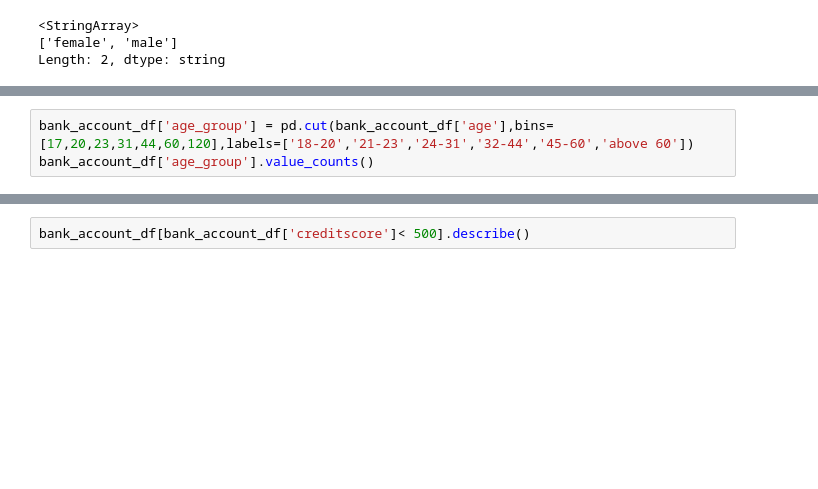
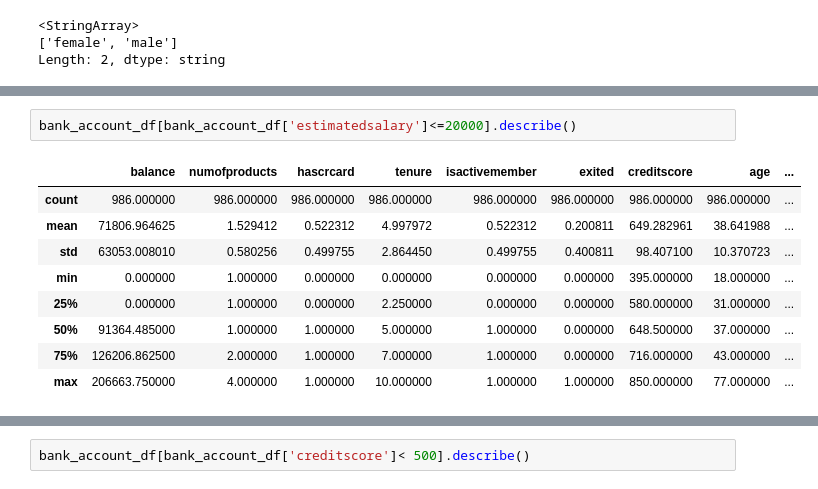
Before and after one commit to shwezin-coder/Bank-Churn-Customer, a Jupyter notebook: bank_churn_analysis.ipynb, the cells around one changed output, grey strips where cells are left out. Saved outputs shown, nothing was run; the diff lists cells and outputs as text; blank space fills up the shorter version.

```diff
--- a/bank_churn_analysis.ipynb
+++ b/bank_churn_analysis.ipynb
@@ -330,3 +329,0 @@ There are 30% no saving customers and saving customers' balance behaviors are st
-# %%
-bank_account_df['age_group'] = pd.cut(bank_account_df['age'],bins=[17,20,23,31,44,60,120],labels=['18-20','21-23','24-31','32-44','45-60','above 60'])
-bank_account_df['age_group'].value_counts()
@@ -341,0 +345,12 @@ Name: count, dtype: int64
+# %%
+bank_account_df[bank_account_df['estimatedsalary']<=20000].describe()
+# %% [output]
+|  | balance | numofproducts | hascrcard | tenure | isactivemember | exited | creditscore | age | ... |
+| count | 986.000000 | 986.000000 | 986.000000 | 986.000000 | 986.000000 | 986.000000 | 986.000000 | 986.000000 | ... |
+| mean | 71806.964625 | 1.529412 | 0.522312 | 4.997972 | 0.522312 | 0.200811 | 649.282961 | 38.641988 | ... |
+| std | 63053.008010 | 0.580256 | 0.499755 | 2.864450 | 0.499755 | 0.400811 | 98.407100 | 10.370723 | ... |
+| min | 0.000000 | 1.000000 | 0.000000 | 0.000000 | 0.000000 | 0.000000 | 395.000000 | 18.000000 | ... |
+| 25% | 0.000000 | 1.000000 | 0.000000 | 2.250000 | 0.000000 | 0.000000 | 580.000000 | 31.000000 | ... |
+| 50% | 91364.485000 | 1.000000 | 1.000000 | 5.000000 | 1.000000 | 0.000000 | 648.500000 | 37.000000 | ... |
+| 75% | 126206.862500 | 2.000000 | 1.000000 | 7.000000 | 1.000000 | 0.000000 | 716.000000 | 43.000000 | ... |
+| max | 206663.750000 | 4.000000 | 1.000000 | 10.000000 | 1.000000 | 1.000000 | 850.000000 | 77.000000 | ... |
```
Also changed, not shown: parts of 17 cells of this notebook.
